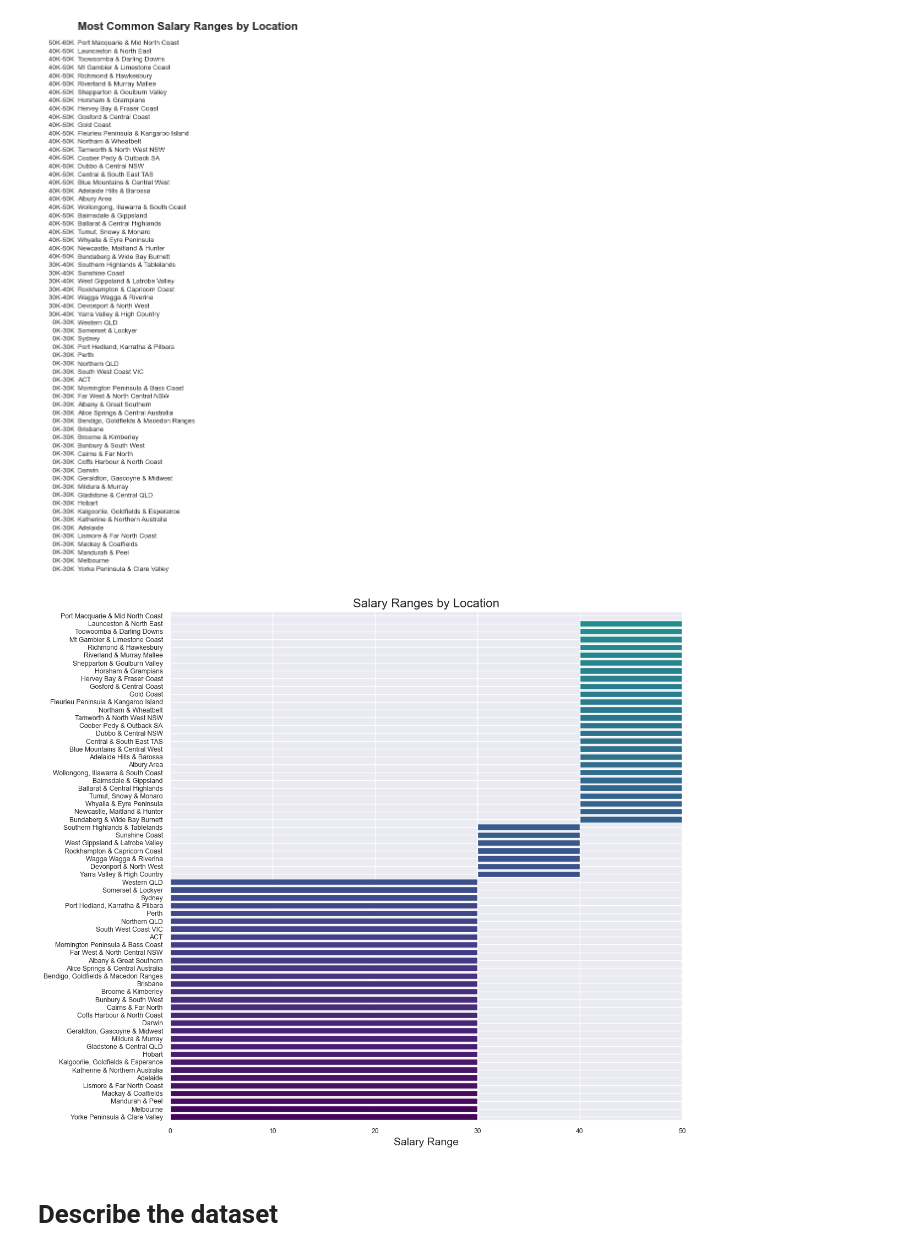
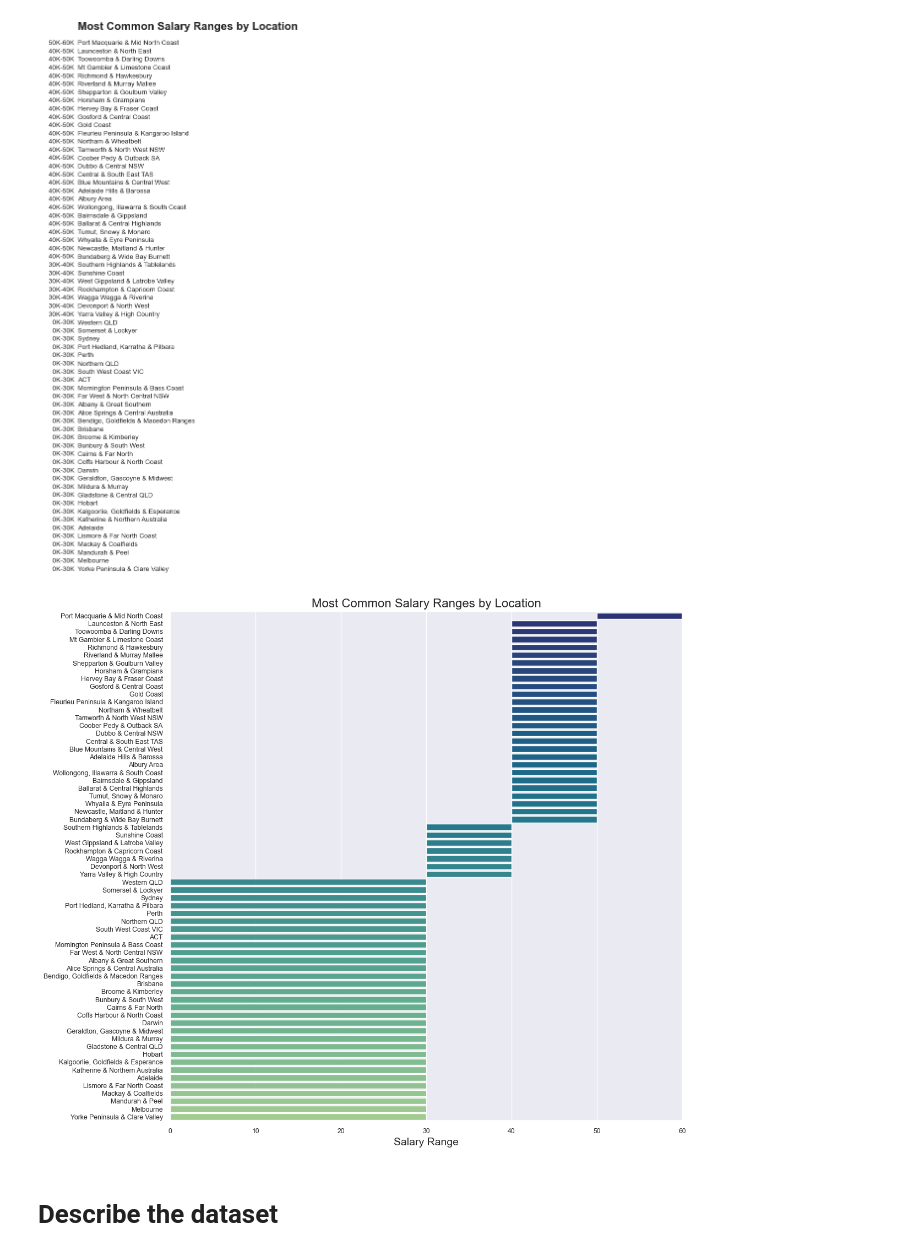
Before and after one commit to ToddNCooper/DataAnalyticsAssignment, a Jupyter notebook: rough_start.ipynb, the cells around one changed output. Drawn from its saved outputs; the diff is of its cells as text; code cells hidden in the pictures.

Commit message:
Salary ranges by location bugs fixed.

```diff
--- a/rough_start.ipynb
+++ b/rough_start.ipynb
@@ -933,38 +955,44 @@ plt.show()
 [figure]
 # %%
 # Plot and visualise most common salary ranges by location
-
 # Create a figure and axes
 fig, ax = plt.subplots(figsize=(12, 12))
-palette = sns.color_palette('viridis', len(locations))
 
 # Extract the location names and salary ranges
 locations = most_common_salary_ranges.index
 salary_ranges = most_common_salary_ranges.values
+palette = sns.color_palette("crest", len(locations))
+
+# Invert locations and salary_ranges
+locations = locations[::-1]
+salary_ranges = salary_ranges[::-1]
 
 # Plot the horizontal bar chart
 for i, (location, salary_range) in enumerate(zip(locations, salary_ranges)):
     low, high = map(float, salary_range.split('-'))
-    ax.barh(location, high - low, left=low, color=palette[i//2])
+    ax.barh(location, high - low, left=low, color=palette[i])
+
 
 # Set the y-axis labels to location names
 ax.set_yticks(range(len(locations)))
 ax.set_yticklabels(locations)
 
-# Set the y-axis limits
+# Set the axis limits
 ax.set_ylim(-0.5, len(locations) - 0.5)
-ax.set_xlim(0, 50)
+ax.set_xlim(0, 60)
 
 # Set the x-axis label
 ax.set_xlabel('Salary Range', fontsize=14)
+# Remove y-axis grid lines
+ax.grid(axis='y', which='both', color='gray', linestyle='', linewidth=0)
 
 # Set the title
-ax.set_title('Salary Ranges by Location', fontsize=16)
+ax.set_title('Most Common Salary Ranges by Location', fontsize=16)
 
 # Show the plot
 plt.show()
 # %% [output]
-[figure, old version]
+[figure, new version]
 # %% [markdown]
 # Describe the dataset
 # %% [markdown]
```
Also changed, not shown: parts of 16 cells of this notebook.
